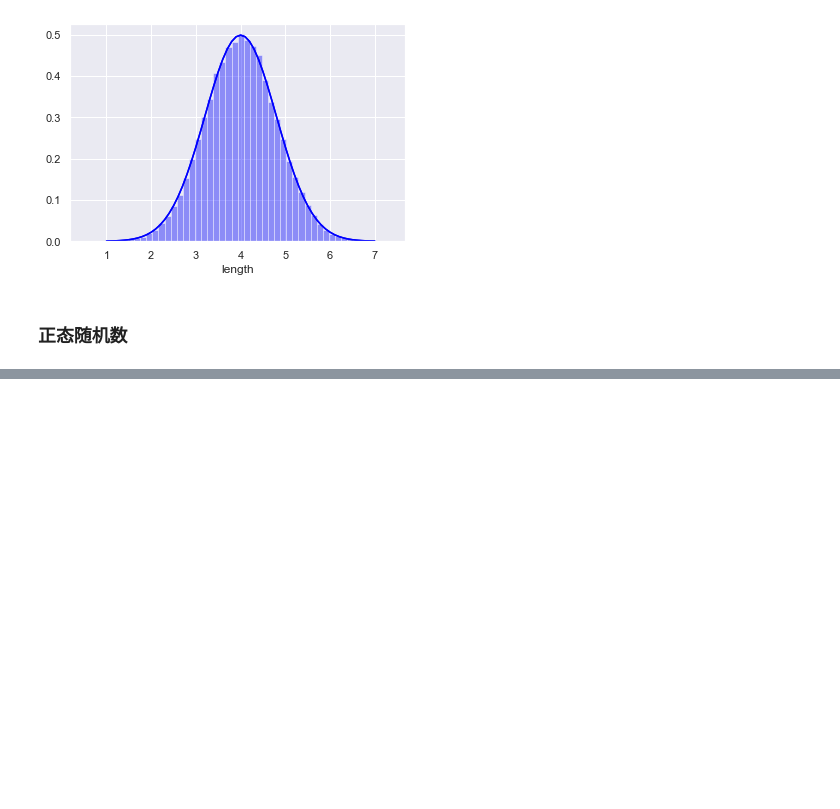
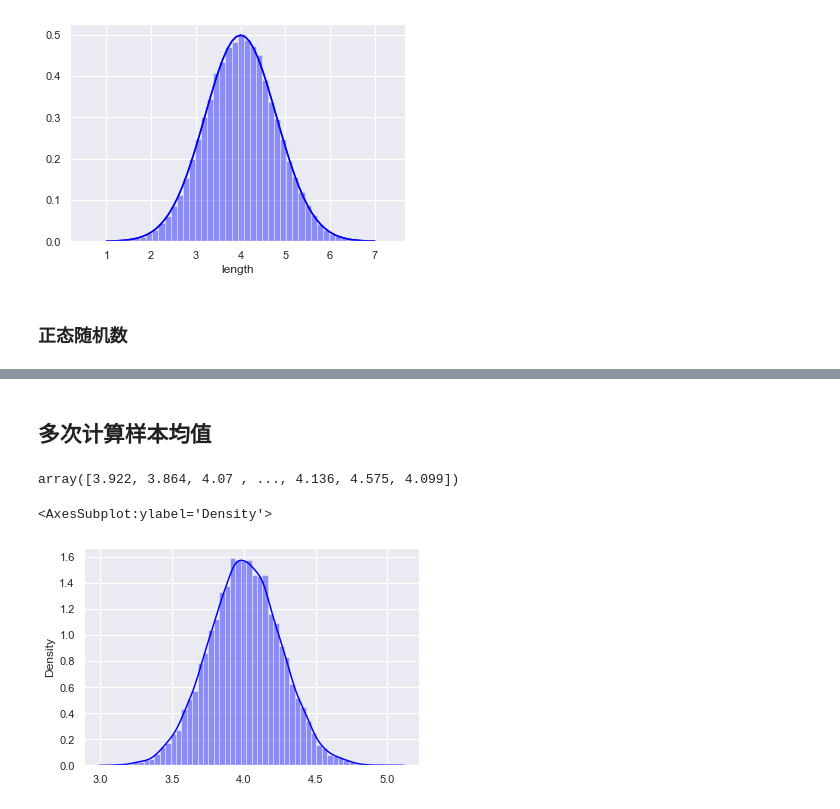
Before and after one commit to yuanzhen-lucas/mybioinfo, a Jupyter notebook: python/chapter3_python进行数据分析.ipynb, the cells around one changed output, grey strips where cells are left out. Saved outputs shown, nothing was run; the diff lists cells and outputs as text; code cells hidden in the pictures; blank space fills up the shorter version.

```diff
--- a/python/chapter3_python进行数据分析.ipynb
+++ b/python/chapter3_python进行数据分析.ipynb
@@ -313,0 +317,40 @@ sp.mean(sampling_norm)
+# %% [markdown]
+## 多次计算样本均值
+# %%
+import numpy as np
+import pandas as pd
+import scipy as sp
+
+from scipy import stats
+# 用于绘图的库
+from matplotlib import pyplot as plt
+import seaborn as sns
+sns.set()
+
+# 设置打印精度
+%precision 3
+# 在jupyter Notebook 里示例图形
+%matplotlib inline
+
+population = stats.norm(loc = 4, scale = 0.8)
+# decalre a 10000 array
+sample_mean_array = np.zeros(10000)
+# 将这10000 样本均值放入
+np.random.seed(1)
+for i in range(0, 10000):
+    # Generate random numbers:
+    sample = population.rvs(size = 10)
+    sample_mean_array[i] = sp.mean(sample)
+sample_mean_array
+# %% [output]
+array([3.922, 3.864, 4.07 , ..., 4.136, 4.575, 4.099])
+# %%
+# 样本足够大时，均值以及标准差与总体接近
+
+sp.mean(sample_mean_array)
+sp.std(sample_mean_array)
+
+sns.distplot(sample_mean_array, color='blue')
+# %% [output]
+<AxesSubplot:ylabel='Density'>
+[figure, added]
```
Also changed, not shown: parts of 7 cells of this notebook.
